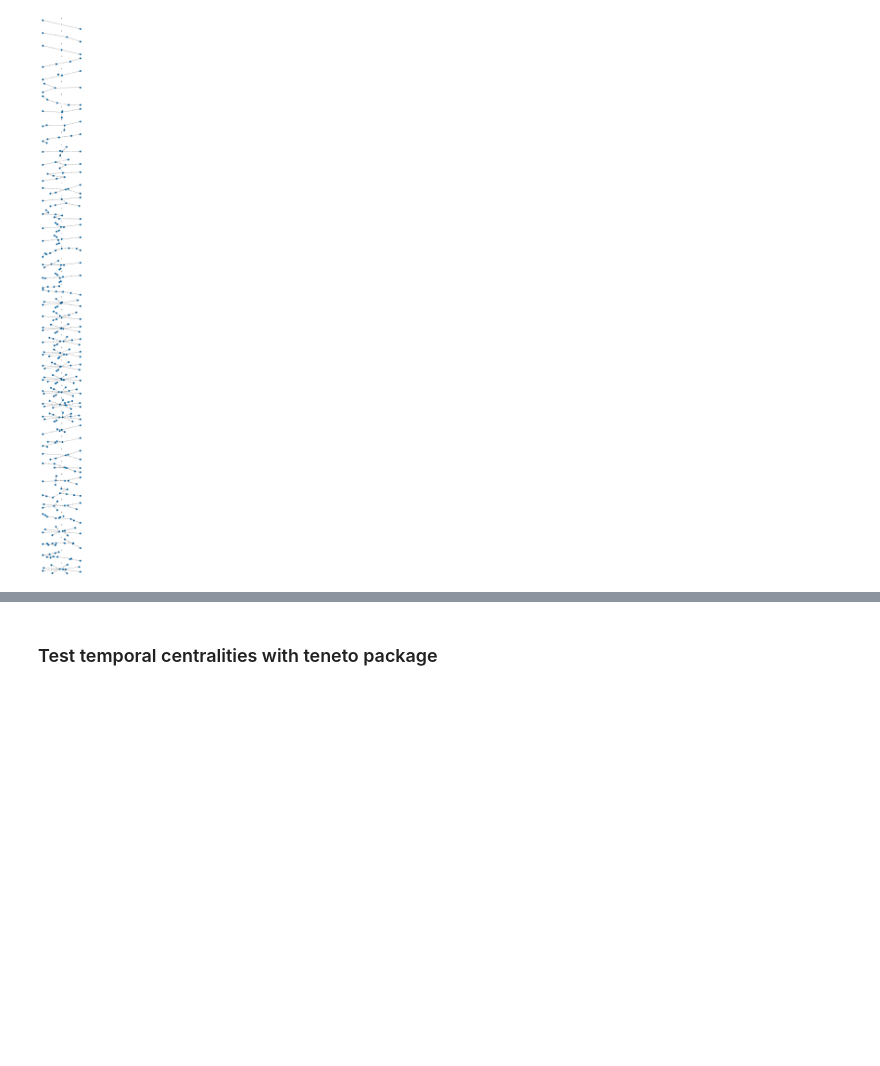
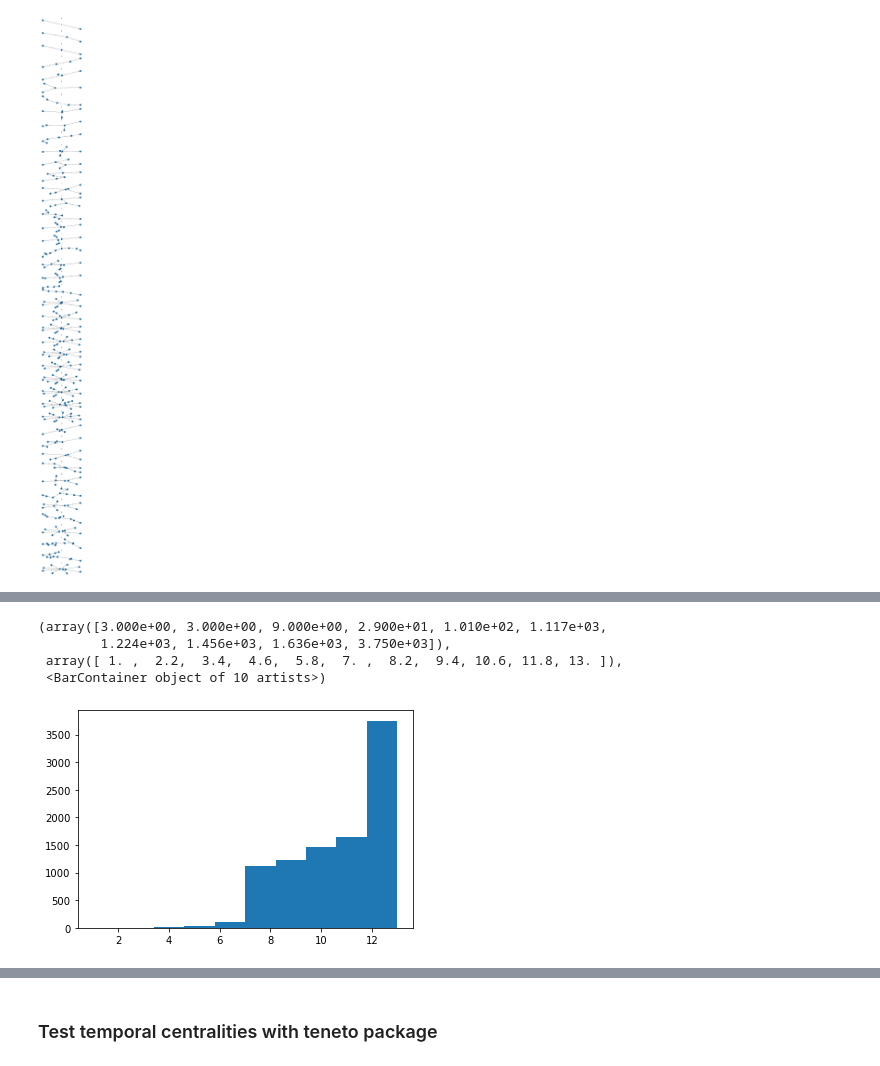
Before and after one commit to hpi-sam/Spatio-Temporal-Graphs, a Jupyter notebook: src/anomalies_v2.ipynb, the cells around one changed output, grey strips where cells are left out. Saved outputs shown, nothing was run; the diff lists cells and outputs as text; code cells hidden in the pictures; blank space fills up the shorter version.

```diff
--- a/src/anomalies_v2.ipynb
+++ b/src/anomalies_v2.ipynb
@@ -103,0 +114,9 @@ for i, subgraph in enumerate(read_apg[:44]):
+# %%
+subgraph_sizes = [sg.size() for sg in read_apg]
+plt.hist(subgraph_sizes)
+# %% [output]
+(array([3.000e+00, 3.000e+00, 9.000e+00, 2.900e+01, 1.010e+02, 1.117e+03,
+        1.224e+03, 1.456e+03, 1.636e+03, 3.750e+03]),
+ array([ 1. ,  2.2,  3.4,  4.6,  5.8,  7. ,  8.2,  9.4, 10.6, 11.8, 13. ]),
+ <BarContainer object of 10 artists>)
+[figure, added]
```
Also changed, not shown: parts of 3 cells of this notebook.
